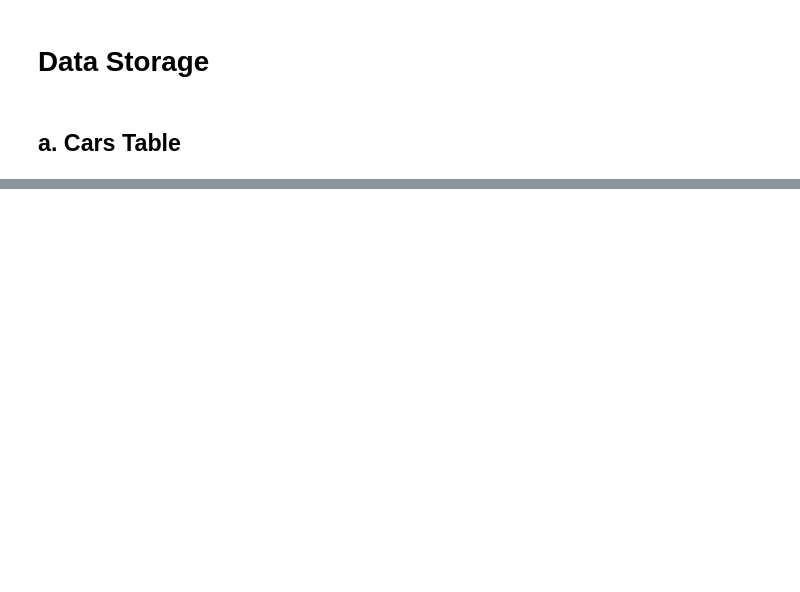
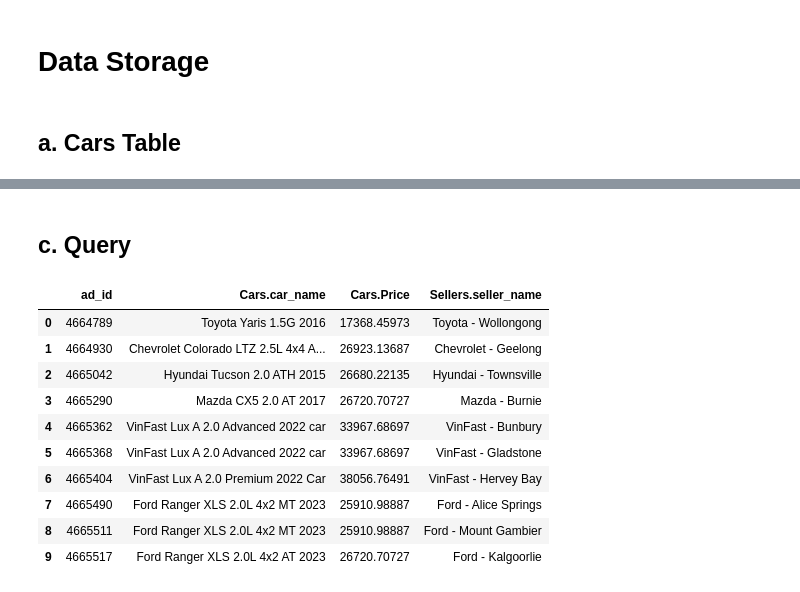
Before and after one commit to gvosper25/GeorgiaVosper_3009ICT, a Jupyter notebook: GeorgiaVosper_3009ICT.ipynb, the cells around one changed output, grey strips where cells are left out. Saved outputs shown, nothing was run; the diff lists cells and outputs as text; code cells hidden in the pictures; blank space fills up the shorter version.

```diff
--- a/GeorgiaVosper_3009ICT.ipynb
+++ b/GeorgiaVosper_3009ICT.ipynb
@@ -212,0 +272,29 @@ Rows removed: 0
+# %% [markdown]
+## c. Query
+# %%
+conn = sqlite3.connect("car_database.db")
+
+q = """
+SELECT
+  c.ad_id,
+  c.car_name AS "Cars.car_name",
+  c.price AS "Cars.Price",
+  s.seller_name As "Sellers.seller_name"
+  FROM Cars c
+  JOIN Sellers s USING (ad_id)
+  LIMIT 10;
+  """
+display(pd.read_sql_query(q, conn))
+conn.close()
+# %% [output]
+|  | ad_id | Cars.car_name | Cars.Price | Sellers.seller_name |
+| 0 | 4664789 | Toyota Yaris 1.5G 2016 | 17368.45973 | Toyota - Wollongong |
+| 1 | 4664930 | Chevrolet Colorado LTZ 2.5L 4x4 A... | 26923.13687 | Chevrolet - Geelong |
+| 2 | 4665042 | Hyundai Tucson 2.0 ATH 2015 | 26680.22135 | Hyundai - Townsville |
+| 3 | 4665290 | Mazda CX5 2.0 AT 2017 | 26720.70727 | Mazda - Burnie |
+| 4 | 4665362 | VinFast Lux A 2.0 Advanced 2022 car | 33967.68697 | VinFast - Bunbury |
+| 5 | 4665368 | VinFast Lux A 2.0 Advanced 2022 car | 33967.68697 | VinFast - Gladstone |
+| 6 | 4665404 | VinFast Lux A 2.0 Premium 2022 Car | 38056.76491 | VinFast - Hervey Bay |
+| 7 | 4665490 | Ford Ranger XLS 2.0L 4x2 MT 2023 | 25910.98887 | Ford - Alice Springs |
+| 8 | 4665511 | Ford Ranger XLS 2.0L 4x2 MT 2023 | 25910.98887 | Ford - Mount Gambier |
+| 9 | 4665517 | Ford Ranger XLS 2.0L 4x2 AT 2023 | 26720.70727 | Ford - Kalgoorlie |
```
Also changed, not shown: parts of 9 cells of this notebook.
